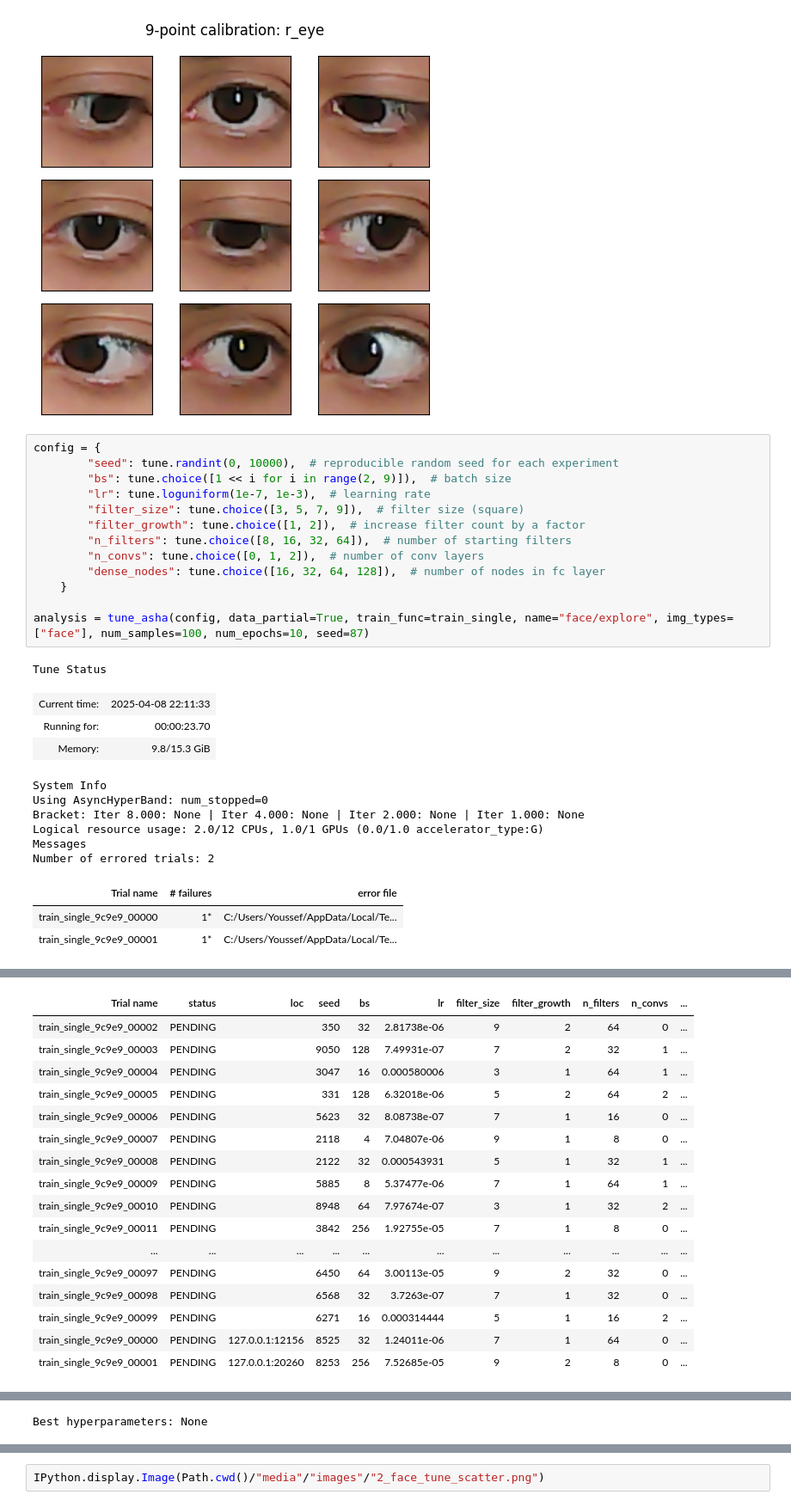
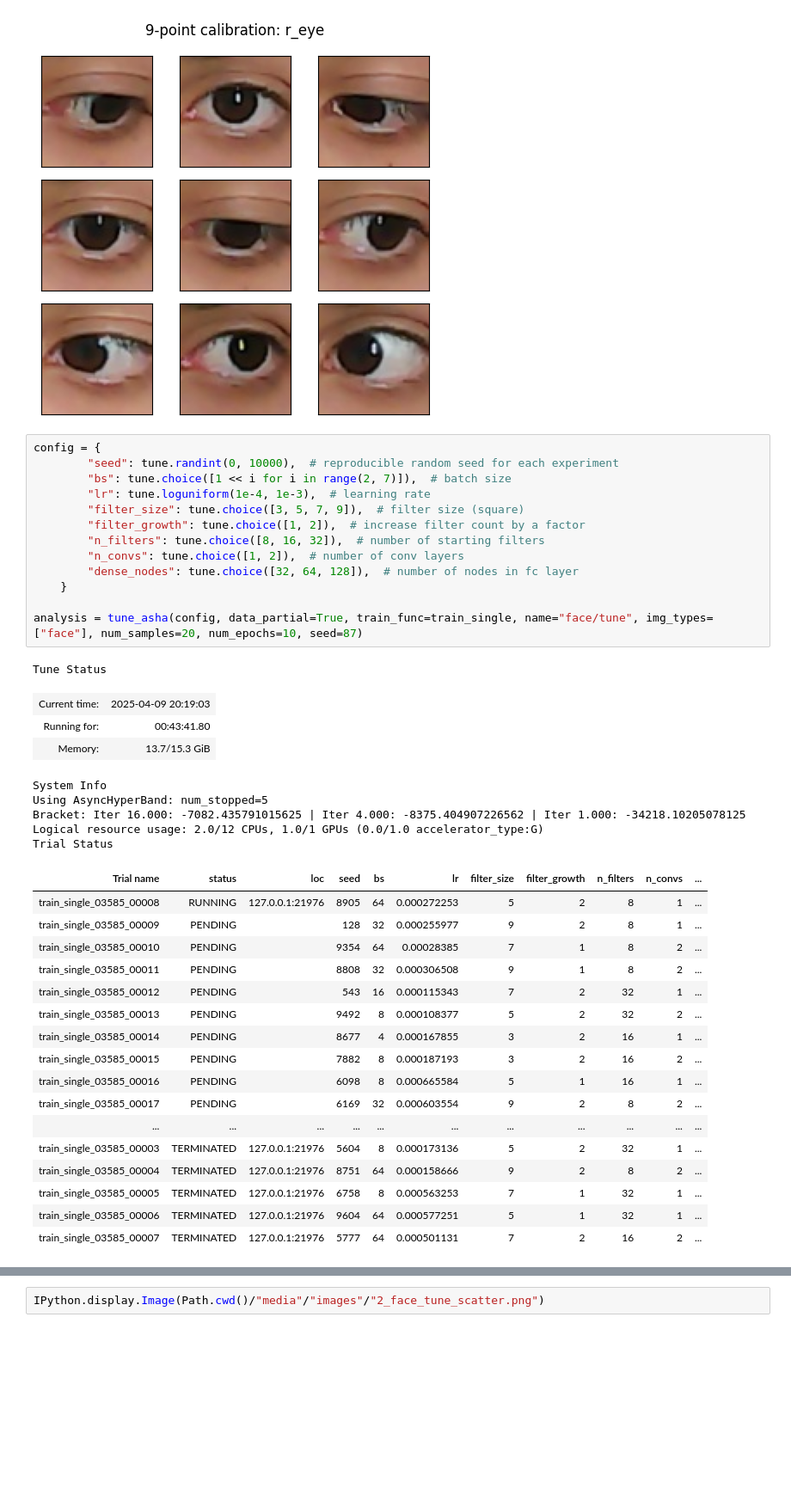
Before and after one commit to YssfDevOps/eye-tracker-vocacions, a Jupyter notebook: src/train_model.ipynb, the cells around one changed output, grey strips where cells are left out. Shown at 86% size. Cells and saved outputs as stored; diff of their text form; blank space fills up the shorter version.

```diff
--- a/src/train_model.ipynb
+++ b/src/train_model.ipynb
@@ -111,27 +111,40 @@ plot_calibration('r_eye')
 # %%
 config = {
         "seed": tune.randint(0, 10000),  # reproducible random seed for each experiment
-        "bs": tune.choice([1 << i for i in range(2, 9)]),  # batch size
-        "lr": tune.loguniform(1e-7, 1e-3),  # learning rate
+        "bs": tune.choice([1 << i for i in range(2, 7)]),  # batch size
+        "lr": tune.loguniform(1e-4, 1e-3),  # learning rate
         "filter_size": tune.choice([3, 5, 7, 9]),  # filter size (square)
         "filter_growth": tune.choice([1, 2]),  # increase filter count by a factor
-        "n_filters": tune.choice([8, 16, 32, 64]),  # number of starting filters
-        "n_convs": tune.choice([0, 1, 2]),  # number of conv layers
-        "dense_nodes": tune.choice([16, 32, 64, 128]),  # number of nodes in fc layer
+        "n_filters": tune.choice([8, 16, 32]),  # number of starting filters
+        "n_convs": tune.choice([1, 2]),  # number of conv layers
+        "dense_nodes": tune.choice([32, 64, 128]),  # number of nodes in fc layer
     }
 
-analysis = tune_asha(config, data_partial=True, train_func=train_single, name="face/explore", img_types=["face"], num_samples=100, num_epochs=10, seed=87)
+analysis = tune_asha(config, data_partial=True, train_func=train_single, name="face/tune", img_types=["face"], num_samples=20, num_epochs=10, seed=87)
 # %% [output]
 Tune Status
-| Current time: | 2025-04-08 22:11:33 |
-| Running for: | 00:00:23.70 |
-| Memory: | 9.8/15.3 GiB |
+| Current time: | 2025-04-09 20:19:03 |
+| Running for: | 00:43:41.80 |
+| Memory: | 13.7/15.3 GiB |
 System Info
-Using AsyncHyperBand: num_stopped=0
-Bracket: Iter 8.000: None | Iter 4.000: None | Iter 2.000: None | Iter 1.000: None
+Using AsyncHyperBand: num_stopped=5
+Bracket: Iter 16.000: -7082.435791015625 | Iter 4.000: -8375.404907226562 | Iter 1.000: -34218.10205078125
 Logical resource usage: 2.0/12 CPUs, 1.0/1 GPUs (0.0/1.0 accelerator_type:G)
-Messages
-Number of errored trials: 2
+Trial Status
-| Trial name | # failures | error file |
-| train_single_9c9e9_00000 | 1* | C:/Users/Youssef/AppData/Local/Te... |
-| train_single_9c9e9_00001 | 1* | C:/Users/Youssef/AppData/Local/Te... |
+| Trial name | status | loc | seed | bs | lr | filter_size | filter_growth | n_filters | n_convs | ... |
+| train_single_03585_00008 | RUNNING | 127.0.0.1:21976 | 8905 | 64 | 0.000272253 | 5 | 2 | 8 | 1 | ... |
+| train_single_03585_00009 | PENDING |  | 128 | 32 | 0.000255977 | 9 | 2 | 8 | 1 | ... |
+| train_single_03585_00010 | PENDING |  | 9354 | 64 | 0.00028385 | 7 | 1 | 8 | 2 | ... |
+| train_single_03585_00011 | PENDING |  | 8808 | 32 | 0.000306508 | 9 | 1 | 8 | 2 | ... |
+| train_single_03585_00012 | PENDING |  | 543 | 16 | 0.000115343 | 7 | 2 | 32 | 1 | ... |
+| train_single_03585_00013 | PENDING |  | 9492 | 8 | 0.000108377 | 5 | 2 | 32 | 2 | ... |
+| train_single_03585_00014 | PENDING |  | 8677 | 4 | 0.000167855 | 3 | 2 | 16 | 1 | ... |
+| train_single_03585_00015 | PENDING |  | 7882 | 8 | 0.000187193 | 3 | 2 | 16 | 2 | ... |
+| train_single_03585_00016 | PENDING |  | 6098 | 8 | 0.000665584 | 5 | 1 | 16 | 1 | ... |
+| train_single_03585_00017 | PENDING |  | 6169 | 32 | 0.000603554 | 9 | 2 | 8 | 2 | ... |
+| ... | ... | ... | ... | ... | ... | ... | ... | ... | ... | ... |
+| train_single_03585_00003 | TERMINATED | 127.0.0.1:21976 | 5604 | 8 | 0.000173136 | 5 | 2 | 32 | 1 | ... |
+| train_single_03585_00004 | TERMINATED | 127.0.0.1:21976 | 8751 | 64 | 0.000158666 | 9 | 2 | 8 | 2 | ... |
+| train_single_03585_00005 | TERMINATED | 127.0.0.1:21976 | 6758 | 8 | 0.000563253 | 7 | 1 | 32 | 1 | ... |
+| train_single_03585_00006 | TERMINATED | 127.0.0.1:21976 | 9604 | 64 | 0.000577251 | 5 | 1 | 32 | 1 | ... |
+| train_single_03585_00007 | TERMINATED | 127.0.0.1:21976 | 5777 | 64 | 0.000501131 | 7 | 2 | 16 | 2 | ... |
@@ -139,17 +167,0 @@ Trial Status
-| Trial name | status | loc | seed | bs | lr | filter_size | filter_growth | n_filters | n_convs | ... |
-| train_single_9c9e9_00002 | PENDING |  | 350 | 32 | 2.81738e-06 | 9 | 2 | 64 | 0 | ... |
-| train_single_9c9e9_00003 | PENDING |  | 9050 | 128 | 7.49931e-07 | 7 | 2 | 32 | 1 | ... |
-| train_single_9c9e9_00004 | PENDING |  | 3047 | 16 | 0.000580006 | 3 | 1 | 64 | 1 | ... |
-| train_single_9c9e9_00005 | PENDING |  | 331 | 128 | 6.32018e-06 | 5 | 2 | 64 | 2 | ... |
-| train_single_9c9e9_00006 | PENDING |  | 5623 | 32 | 8.08738e-07 | 7 | 1 | 16 | 0 | ... |
-| train_single_9c9e9_00007 | PENDING |  | 2118 | 4 | 7.04807e-06 | 9 | 1 | 8 | 0 | ... |
-| train_single_9c9e9_00008 | PENDING |  | 2122 | 32 | 0.000543931 | 5 | 1 | 32 | 1 | ... |
-| train_single_9c9e9_00009 | PENDING |  | 5885 | 8 | 5.37477e-06 | 7 | 1 | 64 | 1 | ... |
-| train_single_9c9e9_00010 | PENDING |  | 8948 | 64 | 7.97674e-07 | 3 | 1 | 32 | 2 | ... |
-| train_single_9c9e9_00011 | PENDING |  | 3842 | 256 | 1.92755e-05 | 7 | 1 | 8 | 0 | ... |
-| ... | ... | ... | ... | ... | ... | ... | ... | ... | ... | ... |
-| train_single_9c9e9_00097 | PENDING |  | 6450 | 64 | 3.00113e-05 | 9 | 2 | 32 | 0 | ... |
-| train_single_9c9e9_00098 | PENDING |  | 6568 | 32 | 3.7263e-07 | 7 | 1 | 32 | 0 | ... |
-| train_single_9c9e9_00099 | PENDING |  | 6271 | 16 | 0.000314444 | 5 | 1 | 16 | 2 | ... |
-| train_single_9c9e9_00000 | PENDING | 127.0.0.1:12156 | 8525 | 32 | 1.24011e-06 | 7 | 1 | 64 | 0 | ... |
-| train_single_9c9e9_00001 | PENDING | 127.0.0.1:20260 | 8253 | 256 | 7.52685e-05 | 9 | 2 | 8 | 0 | ... |
@@ -173 +168,0 @@ Traceback (most recent call last):
-Best hyperparameters: None
```
Also changed, not shown: parts of 6 cells of this notebook, 8 other files.
